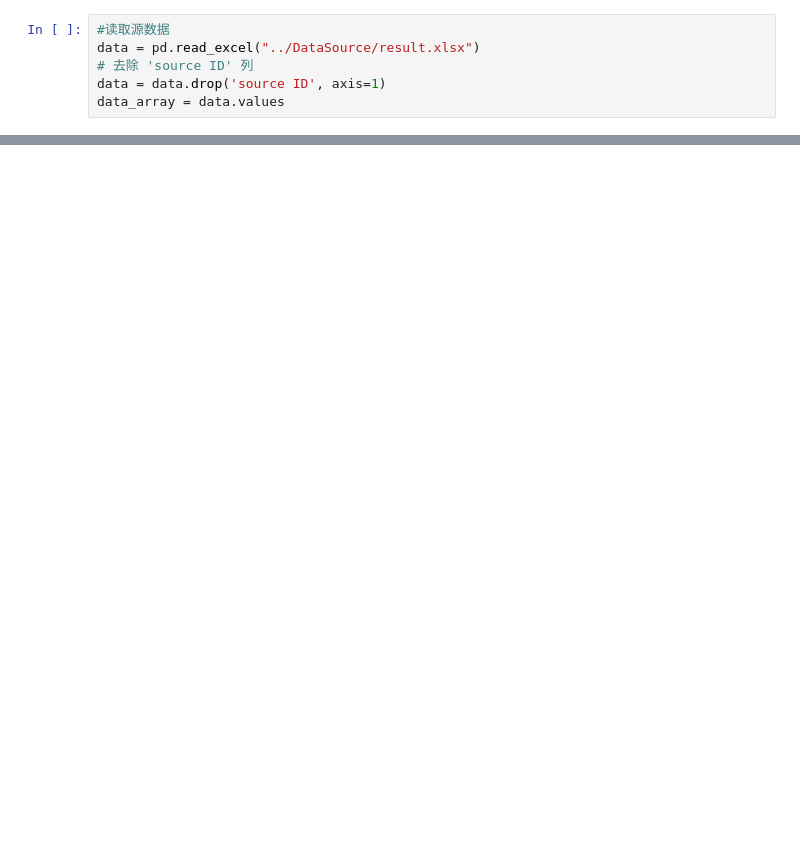
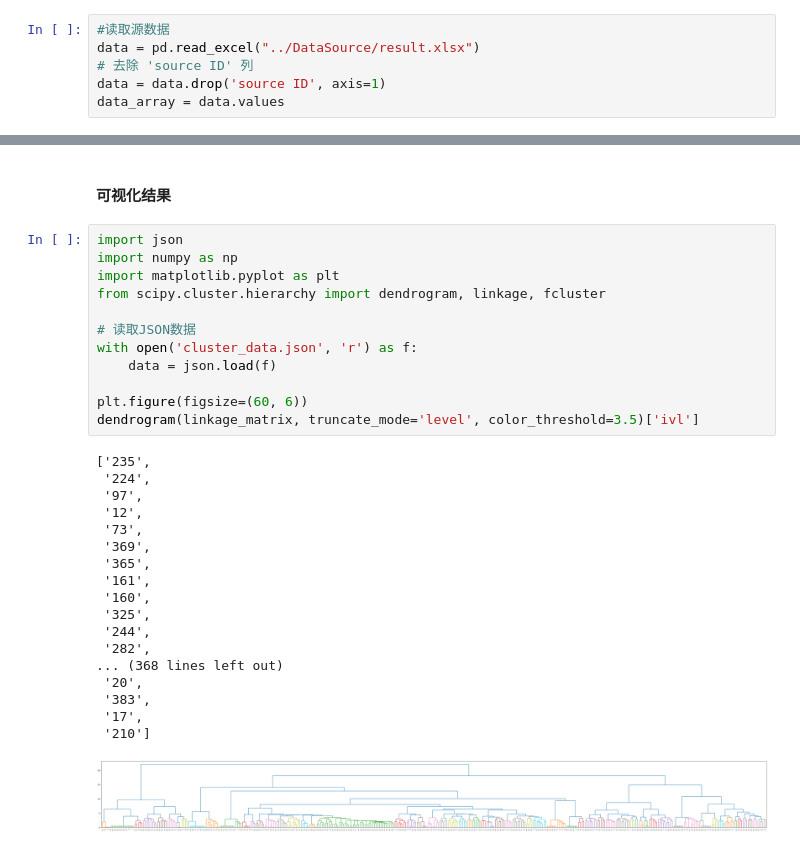
Before and after one commit to VODKA312/ATTCK_analyze_module_v1, a Jupyter notebook: clustering/Agglomerative Hierarchical Clustering.ipynb, the cells around one changed output, grey strips where cells are left out. Saved outputs shown, nothing was run; the diff lists cells and outputs as text; blank space fills up the shorter version.

```diff
--- a/clustering/Agglomerative Hierarchical Clustering.ipynb
+++ b/clustering/Agglomerative Hierarchical Clustering.ipynb
@@ -57,0 +258,33 @@ plt.show()
+# %% [markdown]
+#### 可视化结果
+# %%
+import json
+import numpy as np
+import matplotlib.pyplot as plt
+from scipy.cluster.hierarchy import dendrogram, linkage, fcluster
+
+# 读取JSON数据
+with open('cluster_data.json', 'r') as f:
+    data = json.load(f)
+
+plt.figure(figsize=(60, 6))
+dendrogram(linkage_matrix, truncate_mode='level', color_threshold=3.5)['ivl']
+# %% [output]
+['235',
+ '224',
+ '97',
+ '12',
+ '73',
+ '369',
+ '365',
+ '161',
+ '160',
+ '325',
+ '244',
+ '282',
+... (368 lines left out)
+ '20',
+ '383',
+ '17',
+ '210']
+[figure, added]
```
Also changed, not shown: parts of 26 cells of this notebook, 2 other files.
